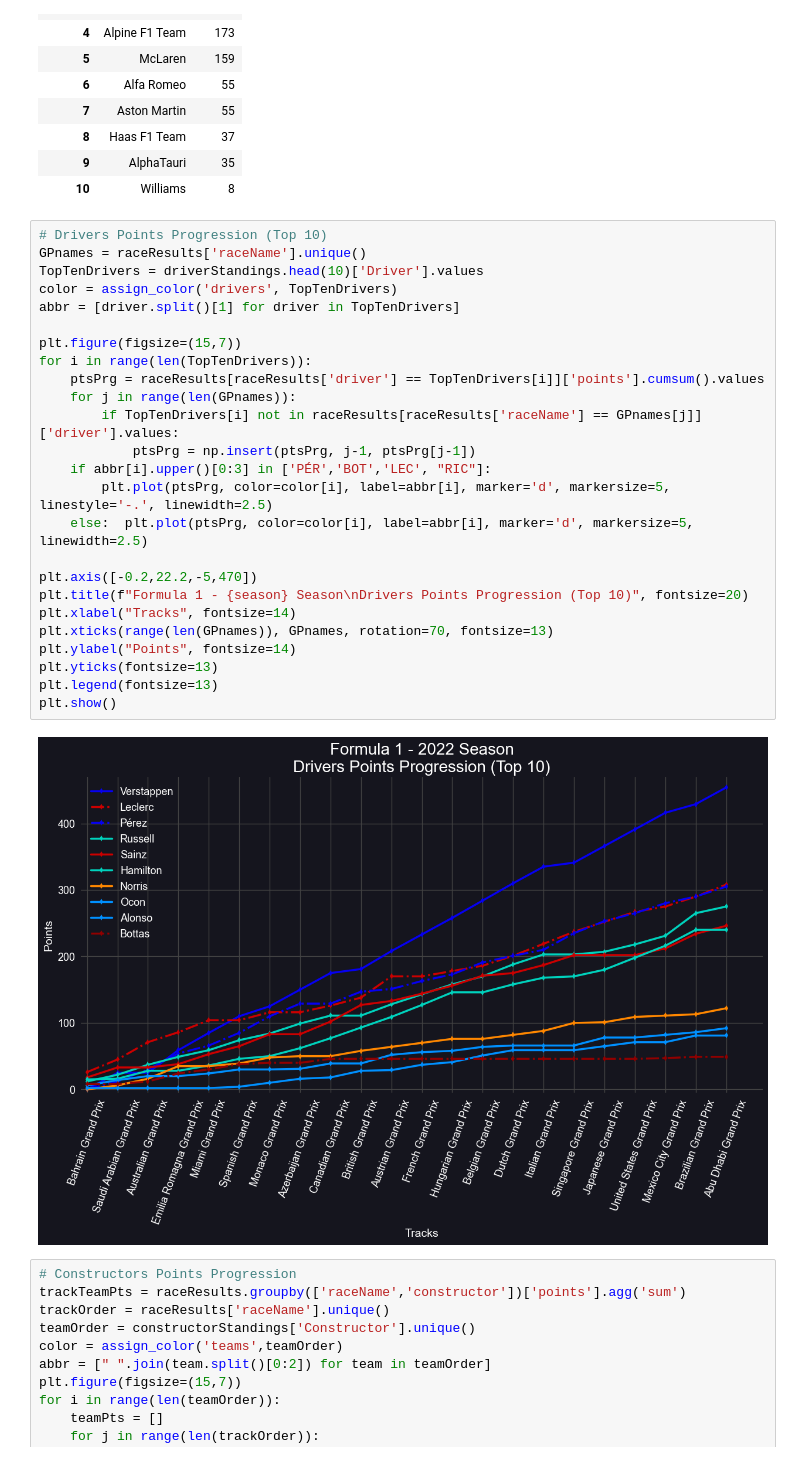
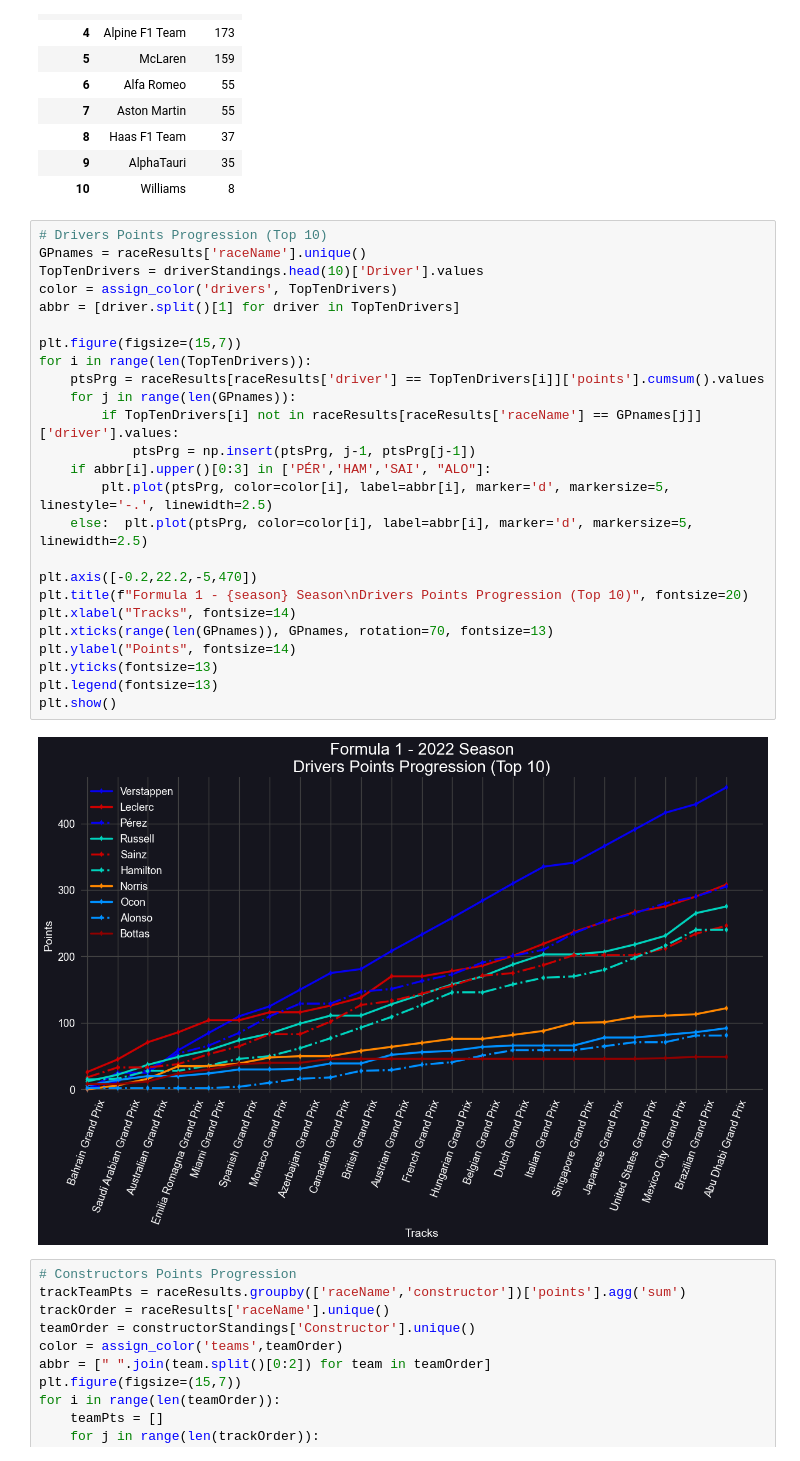
Before and after one commit to mpalaourg/F1_DataAnalysis, a Jupyter notebook: 2022-Season/Season Analysis.ipynb, the cells around one changed output. Drawn from its saved outputs; the diff is of its cells as text.

```diff
--- a/2022-Season/Season Analysis.ipynb
+++ b/2022-Season/Season Analysis.ipynb
@@ -389,30 +389,30 @@ constructorStandings
 # %%
 # Drivers Points Progression (Top 10)
 GPnames = raceResults['raceName'].unique()
 TopTenDrivers = driverStandings.head(10)['Driver'].values
 color = assign_color('drivers', TopTenDrivers)
 abbr = [driver.split()[1] for driver in TopTenDrivers]
 
 plt.figure(figsize=(15,7))
 for i in range(len(TopTenDrivers)):
     ptsPrg = raceResults[raceResults['driver'] == TopTenDrivers[i]]['points'].cumsum().values
     for j in range(len(GPnames)):
         if TopTenDrivers[i] not in raceResults[raceResults['raceName'] == GPnames[j]]['driver'].values:
             ptsPrg = np.insert(ptsPrg, j-1, ptsPrg[j-1])
-    if abbr[i].upper()[0:3] in ['PÉR','BOT','LEC', "RIC"]:
+    if abbr[i].upper()[0:3] in ['PÉR','HAM','SAI', "ALO"]:
         plt.plot(ptsPrg, color=color[i], label=abbr[i], marker='d', markersize=5, linestyle='-.', linewidth=2.5)
     else:  plt.plot(ptsPrg, color=color[i], label=abbr[i], marker='d', markersize=5, linewidth=2.5)
 
 plt.axis([-0.2,22.2,-5,470])
 plt.title(f"Formula 1 - {season} Season\nDrivers Points Progression (Top 10)", fontsize=20)
 plt.xlabel("Tracks", fontsize=14)
 plt.xticks(range(len(GPnames)), GPnames, rotation=70, fontsize=13)
 plt.ylabel("Points", fontsize=14)
 plt.yticks(fontsize=13)
 plt.legend(fontsize=13)
 plt.show()
 # %% [output]
-[figure, old version]
+[figure, new version]
 # %%
 # Constructors Points Progression
 trackTeamPts = raceResults.groupby(['raceName','constructor'])['points'].agg('sum')
```
Also changed, not shown: parts of 2 cells of this notebook, 2 other files.
